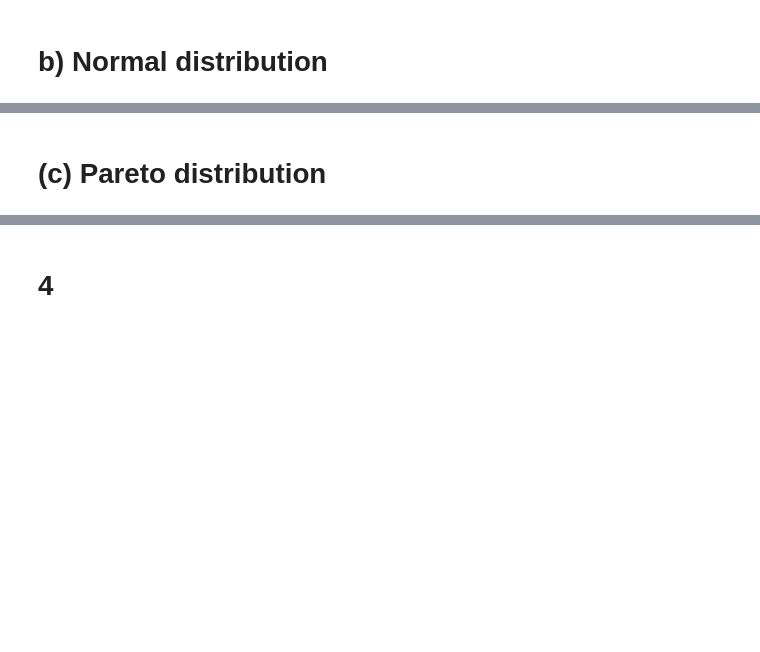
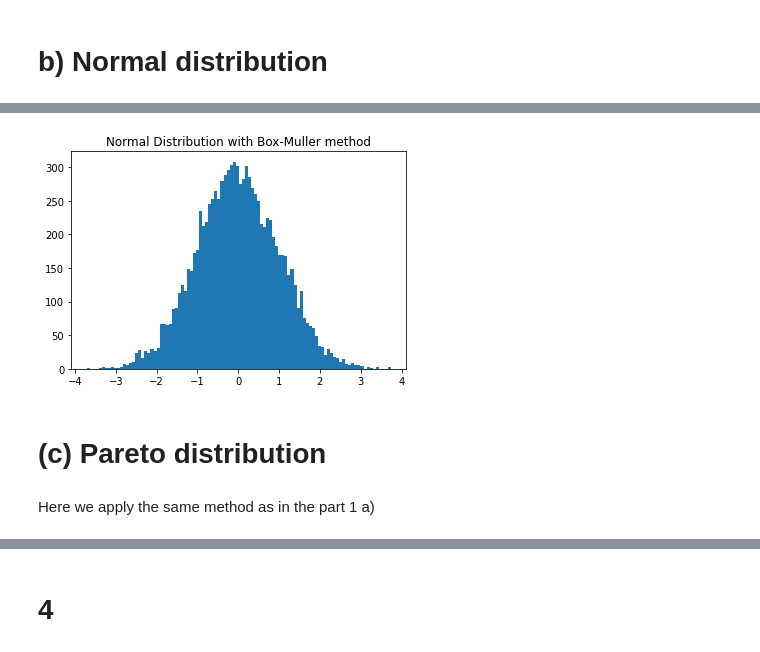
Before and after one commit to shajib004/Stotastic_simulation, a Jupyter notebook: exercise 3.ipynb, the cells around one changed output, grey strips where cells are left out. Drawn from its saved outputs; the diff is of its cells as text; code cells hidden in the pictures; blank space fills up the shorter version.

```diff
--- a/exercise 3.ipynb
+++ b/exercise 3.ipynb
@@ -80,5 +66,14 @@ plt.show()
+# %%
+plt.hist(normal_box_muler(10000),100)
+plt.title('Normal Distribution with Box-Muller method')
+
+plt.show()
+# %% [output]
+[figure, added]
 # %% [markdown]
 # (c) Pareto distribution
+# %% [markdown]
+Here we apply the same method as in the part 1 a)
 # %%
 def pareto_distribution(k):
     beta = 1
```
Also changed, not shown: parts of 22 cells of this notebook.
